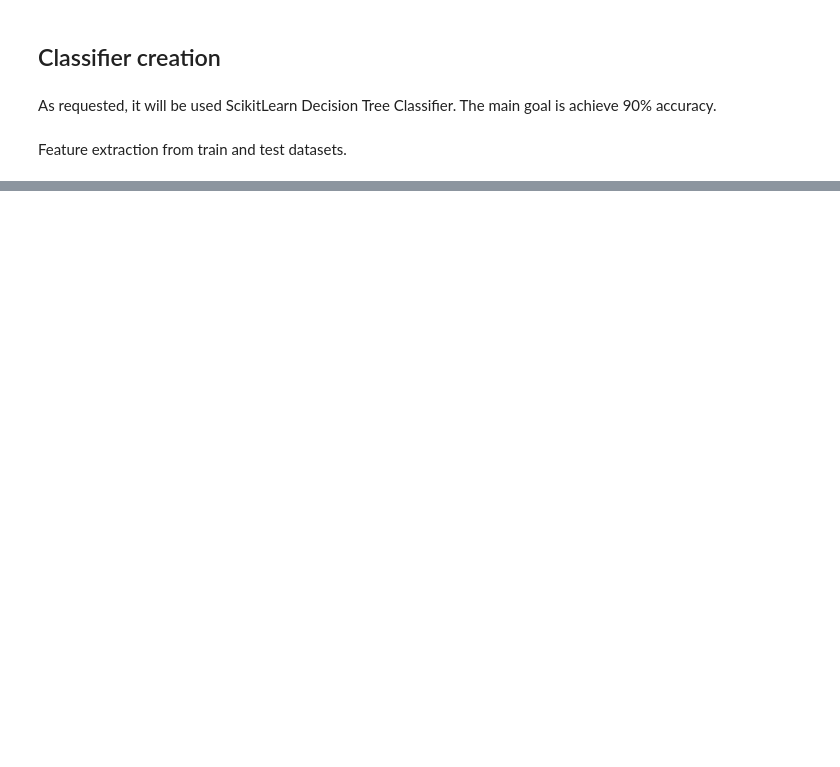
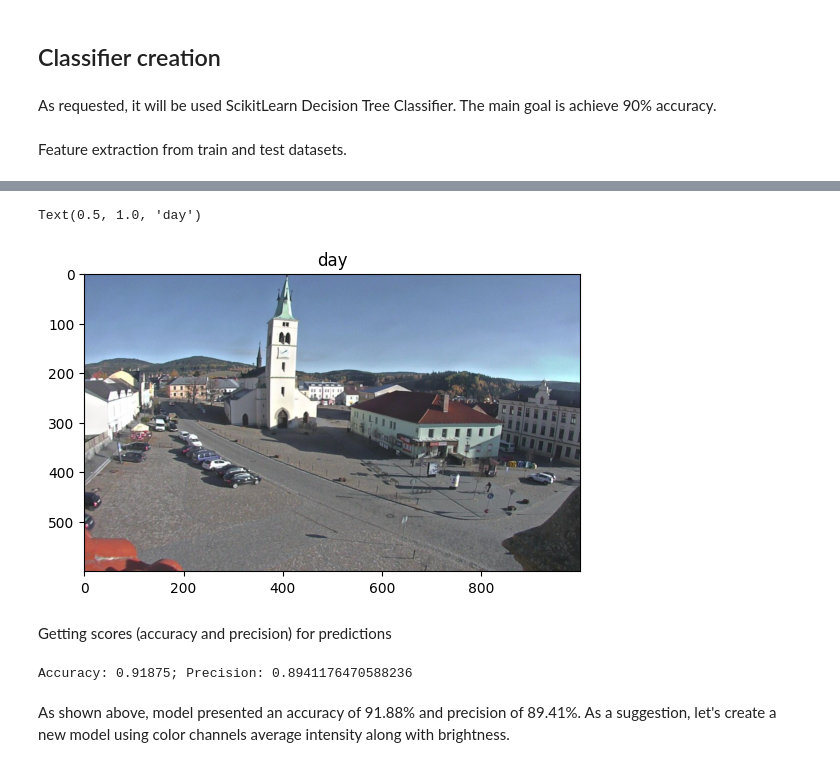
Before and after one commit to victorgso001/ds-challenge, a Jupyter notebook: challenge-3/scene-classificator.ipynb, the cells around one changed output, grey strips where cells are left out. Drawn from its saved outputs; the diff is of its cells as text; code cells hidden in the pictures; blank space fills up the shorter version.

```diff
--- a/challenge-3/scene-classificator.ipynb
+++ b/challenge-3/scene-classificator.ipynb
@@ -101,7 +101,7 @@ def avg_bright(dataset):
         pixel = hsv_img.shape[0] * hsv_img.shape[1]
         avg_brt = value / pixel
 
-        image = image + (avg_brt,)
+        image = (image[0], image[1], avg_brt)
         output_arr.append(image)
 
     return output_arr
@@ -141,7 +141,7 @@ def extract_features(dataset):
     y = []
 
     for image in dataset:
-        x.append(image[0])
+        x.append(image[2])
         y.append(image[1])
 
     x = np.array(x).reshape(-1, 1)
@@ -159 +162,24 @@ Error:
+# %%
+predictions = classifier.predict(x_test)
+# %%
+scenery_name = 'day' if predictions[0] == 1 else 'night'
+
+plt.imshow(std_test_dataset[0][0])
+plt.title(scenery_name)
+# %% [output]
+Text(0.5, 1.0, 'day')
+[figure, added]
+# %% [markdown]
+Getting scores (accuracy and precision) for predictions
+# %%
+from sklearn.metrics import accuracy_score, precision_score
+
+acc = accuracy_score(y_test, predictions)
+prec = precision_score(y_test, predictions)
+
+print(f"Accuracy: {acc}; Precision: {prec}")
+# %% [output]
+Accuracy: 0.91875; Precision: 0.8941176470588236
+# %% [markdown]
+As shown above, model presented an accuracy of 91.88% and precision of 89.41%. As a suggestion, let's create a new model using color channels average intensity along with brightness.
 # %%
```
Also changed, not shown: parts of 13 cells of this notebook.
